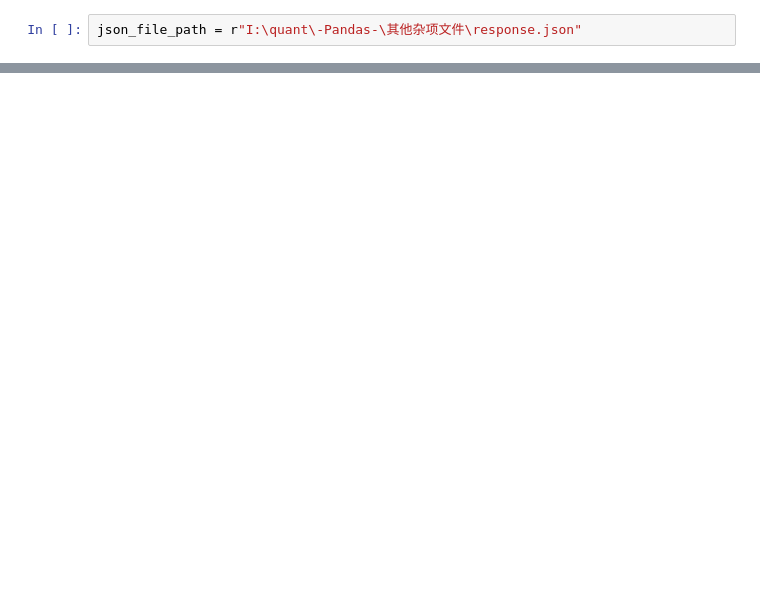
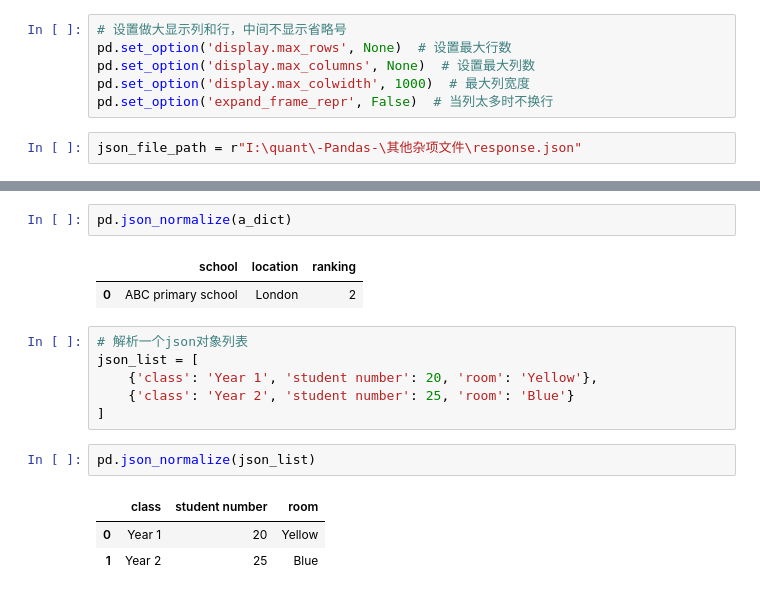
Before and after one commit to erikgqp8645/-Pandas-, a Jupyter notebook: 其他杂项文件/读取结构化数据.ipynb, the cells around one changed output, grey strips where cells are left out. Drawn from its saved outputs; the diff is of its cells as text; blank space fills up the shorter version.

```diff
--- a/其他杂项文件/读取结构化数据.ipynb
+++ b/其他杂项文件/读取结构化数据.ipynb
@@ -2,6 +2,12 @@
 import pandas as pd
 from io import StringIO
 import json
+# %%
+# 设置做大显示列和行，中间不显示省略号
+pd.set_option('display.max_rows', None)  # 设置最大行数
+pd.set_option('display.max_columns', None)  # 设置最大列数
+pd.set_option('display.max_colwidth', 1000)  # 最大列宽度
+pd.set_option('expand_frame_repr', False)  # 当列太多时不换行
 # %%
 json_file_path = r"I:\quant\-Pandas-\其他杂项文件\response.json"
 # %%
@@ -23,0 +59,17 @@ TypeError: list indices must be integers or slices, not str
+# %%
+pd.json_normalize(a_dict)
+# %% [output]
+|  | school | location | ranking |
+| 0 | ABC primary school | London | 2 |
+# %%
+# 解析一个json对象列表
+json_list = [
+    {'class': 'Year 1', 'student number': 20, 'room': 'Yellow'},
+    {'class': 'Year 2', 'student number': 25, 'room': 'Blue'}
+]
+# %%
+pd.json_normalize(json_list)
+# %% [output]
+|  | class | student number | room |
+| 0 | Year 1 | 20 | Yellow |
+| 1 | Year 2 | 25 | Blue |
```
Also changed, not shown: parts of 8 cells of this notebook.
